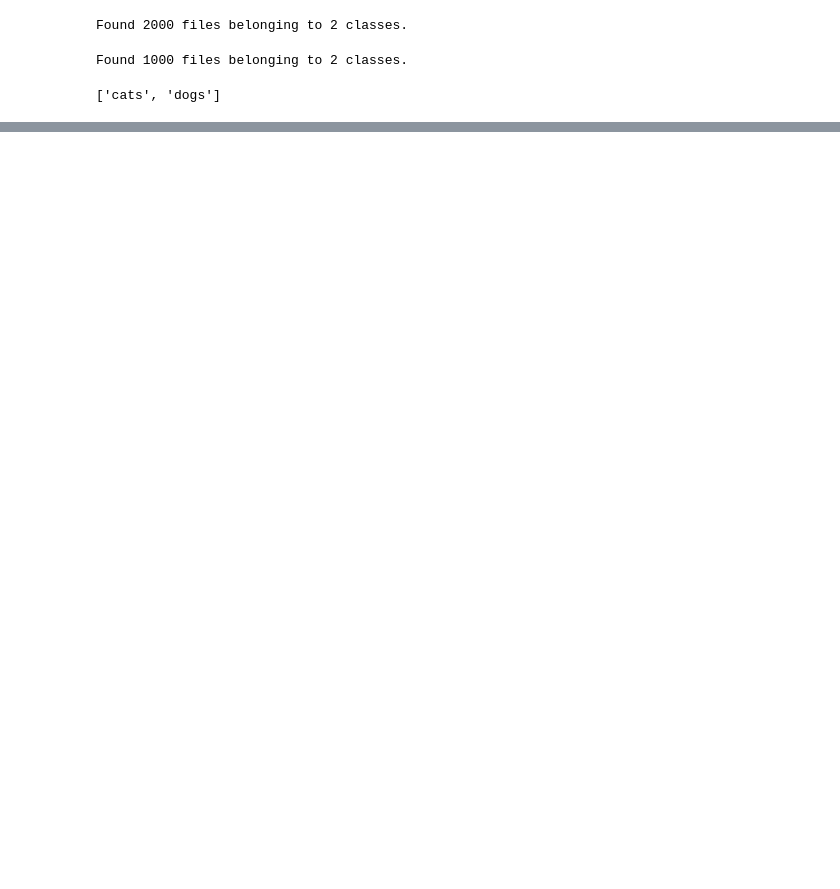
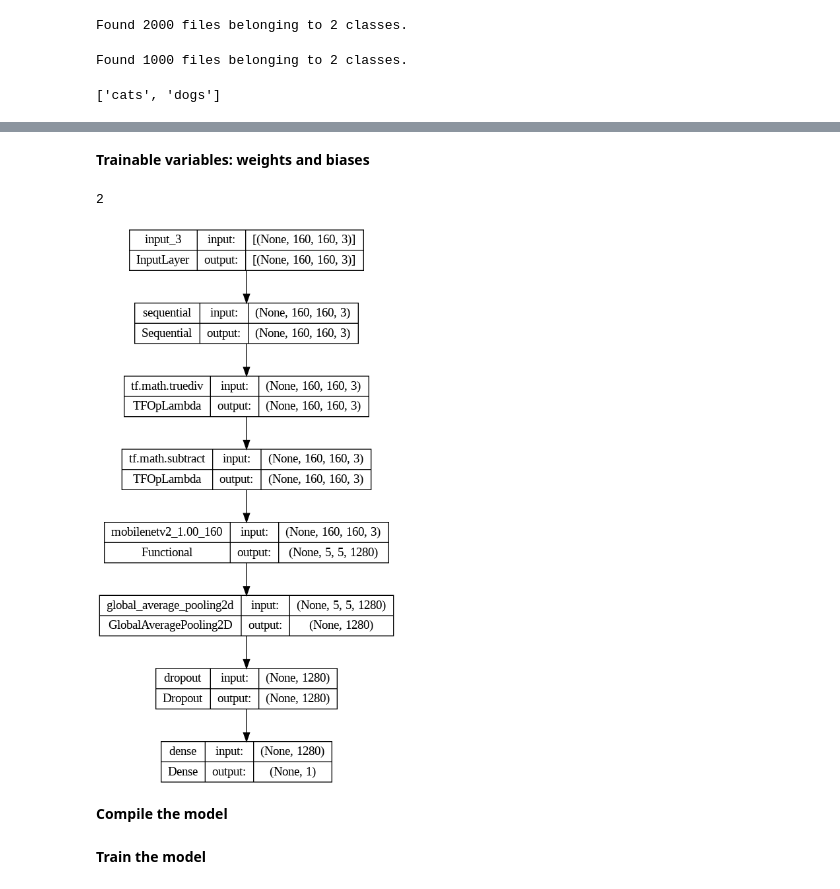
Before and after one commit to lamyeamaha/tensorflow-codes, a Jupyter notebook: Tensorflow_transfer_learning_on_cat_dog_dataset.ipynb, the cells around one changed output, grey strips where cells are left out. Drawn from its saved outputs; the diff is of its cells as text; code cells hidden in the pictures; blank space fills up the shorter version.

```diff
--- a/Tensorflow_transfer_learning_on_cat_dog_dataset.ipynb
+++ b/Tensorflow_transfer_learning_on_cat_dog_dataset.ipynb
@@ -65,0 +136,2 @@ for (images,labels) in train_dataset.take(1):
+# %%
+base_model.trainable = False
@@ -65,0 +164,6 @@ for (images,labels) in train_dataset.take(1):
+# %%
+global_average_layer = tf.keras.layers.GlobalAveragePooling2D()
+
+# analyze to see what it does to a single batch:
+feature_batch_average = global_average_layer(feature_batch)
+print(feature_batch_average.shape)
@@ -65,0 +174,6 @@ for (images,labels) in train_dataset.take(1):
+# %%
+prediction_layer = tf.keras.layers.Dense(1) # a dense layer with one neurone
+
+# analyze to see what it does to a single batch:
+prediction_batch = prediction_layer(feature_batch_average)
+print(prediction_batch.shape)
@@ -65,0 +184,9 @@ for (images,labels) in train_dataset.take(1):
+# %%
+inputs = tf.keras.Input(shape=(160, 160, 3))
+x = data_augmentation(inputs)
+x = preprocess_input(x)
+x = base_model(x, training=False)
+x = global_average_layer(x)
+x = tf.keras.layers.Dropout(0.2)(x)
+outputs = prediction_layer(x)
+model = tf.keras.Model(inputs, outputs)
@@ -65,0 +213,12 @@ for (images,labels) in train_dataset.take(1):
+# %% [markdown]
+**Trainable variables: weights and biases**
+# %%
+len(model.trainable_variables)
+# %% [output]
+2
+# %%
+tf.keras.utils.plot_model(model, show_shapes=True)
+# %% [output]
+[figure, added]
+# %% [markdown]
+**Compile the model**
@@ -65,0 +230,2 @@ for (images,labels) in train_dataset.take(1):
+# %% [markdown]
+**Train the model**
```
Also changed, not shown: parts of 30 cells of this notebook.
